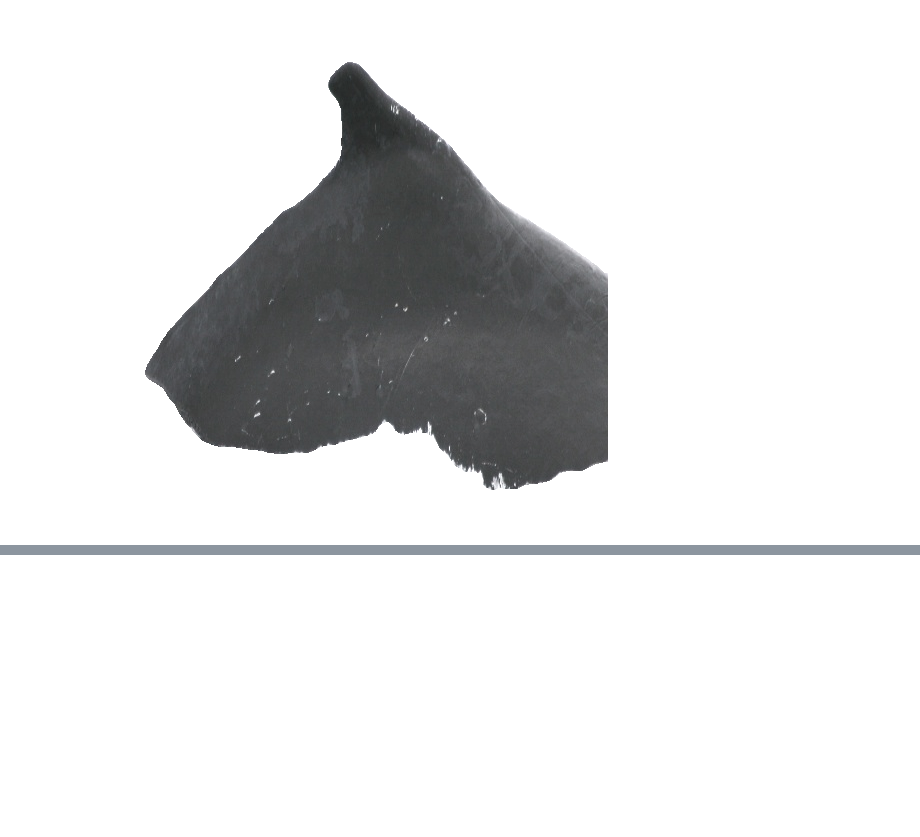
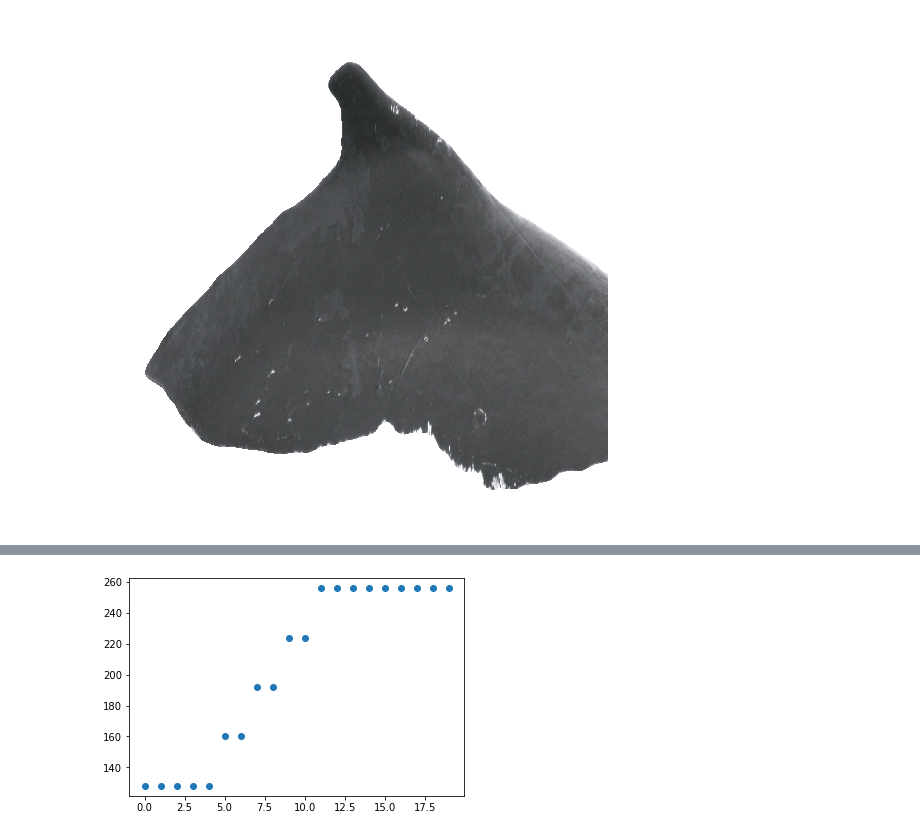
Before and after one commit to T1murKO/happywhale, a Jupyter notebook: test.ipynb, the cells around one changed output, grey strips where cells are left out. Cells and saved outputs as stored; diff of their text form; code cells hidden in the pictures; blank space fills up the shorter version.

```diff
--- a/test.ipynb
+++ b/test.ipynb
@@ -181,0 +217,35 @@ fromarray(y)
+# %%
+class ResolutionScheduler:
+    def __init__(self, min_res=256, max_res=512, start_ramp=4, end_ramp=15):
+        assert min_res <= max_res
+
+        self.min_res = min_res
+        self.max_res = max_res
+        self.start_ramp = start_ramp
+        self.end_ramp = end_ramp
+
+    def __call__(self, epoch):
+        if epoch < self.start_ramp:
+            return self.min_res
+
+        if epoch > self.end_ramp:
+            return self.max_res
+
+        # otherwise, linearly interpolate to the nearest multiple of 32
+        interp = np.interp([epoch], [self.start_ramp, self.end_ramp], [self.min_res, self.max_res])
+        res = int(np.round(interp[0] / 32)) * 32
+        return res
+# %%
+min_res = 128
+max_res = 256
+start_ramp = 3
+end_ramp = 12
+
+res_scheduler = ResolutionScheduler(min_res, max_res, start_ramp, end_ramp)
+# %%
+epochs = list(range(20))
+resolutions = [res_scheduler(x) for x in epochs]
+plt.scatter(epochs,resolutions)
+plt.show()
+# %% [output]
+[figure, added]
```
Also changed, not shown: parts of 16 cells of this notebook, 15 other files.
